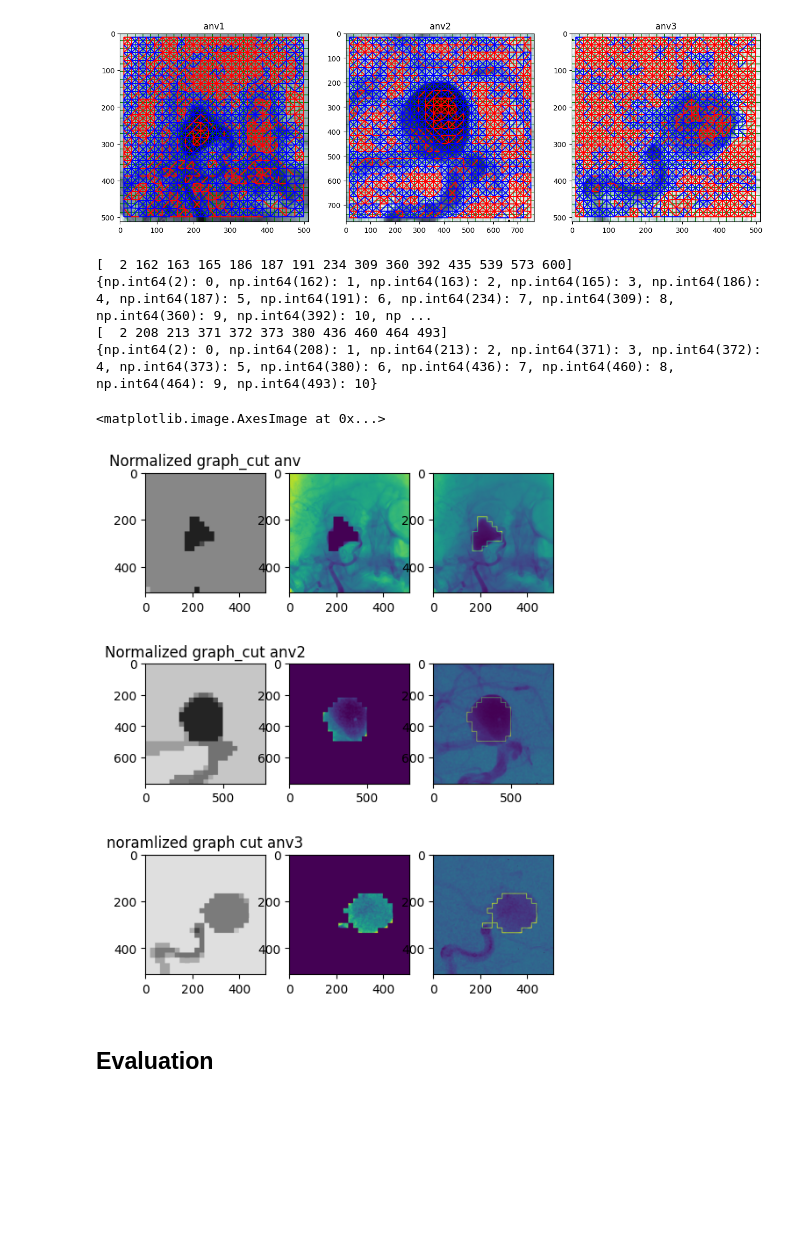
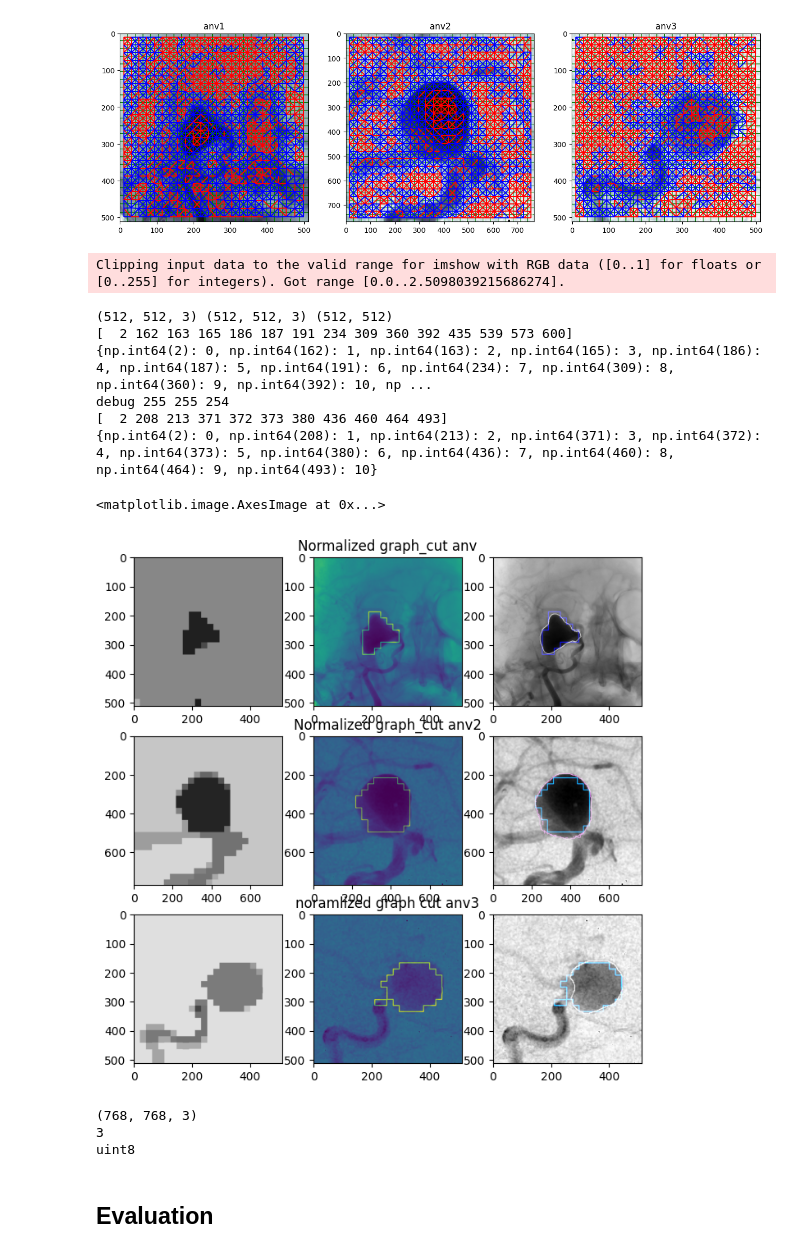
Before and after one commit to ybouilla/computervision, a Jupyter notebook: segmentation_image.ipynb, the cells around one changed output. Drawn from its saved outputs; the diff is of its cells as text; code cells hidden in the pictures; blank space fills up the shorter version.

```diff
--- a/segmentation_image.ipynb
+++ b/segmentation_image.ipynb
@@ -161,6 +162,7 @@ Text(0.5, 1.0, 'anv3')
 # TODO : identify circular shape among the shape found
 # %%
 import cv2
+from skimage.morphology import dilation
 def get_handable_labels(labels):
     unique_labels = np.unique(labels)
     print(unique_labels)
@@ -174,48 +176,92 @@ def get_handable_labels(labels):
 def get_contour(mask):
 
     contours, hierarchy = cv2.findContours(
         mask,
         cv2.RETR_EXTERNAL,
         cv2.CHAIN_APPROX_NONE
     )
     canvas = np.zeros((mask.shape[0], mask.shape[1], 3), dtype=np.uint8)
     return cv2.drawContours(canvas, contours, -1, (0, 0, 255), 2)
 
-fig, ax = plt.subplots(nrows=3, ncols=3,   figsize=(6, 8))
+fig, ax = plt.subplots(nrows=3, ncols=3,   figsize=(8, 8))
 ax[0,0].imshow(color.label2rgb(labels2_a1, anv, kind='avg'))
-ax[0,0].set_title("Normalized graph_cut anv")
+ax[0,1].set_title("Normalized graph_cut anv")
 
-ax[0,1].imshow(anv * (labels2_a1 != 228))
+seg_ref = plt.imread("imgs/patient1_seg.tif")
+seg_ref = (seg_ref[:, :, 0] > 100) & (seg_ref[:, :, 1] > 100) & (seg_ref[:, :, 2] < 100)
 
 mask = ((labels2_a1 == 228)*255).astype(np.uint8)
 cont = get_contour(mask)
-ax[0,2].imshow( color.rgb2gray(cont)*2550 + anv)
+ax[0,1].imshow( color.rgb2gray(cont)*2550 + anv)
 
+print(cont.shape, color.gray2rgb(anv).shape, seg_ref.shape)
+seg_ref = color.gray2rgb(seg_ref.astype(np.uint8) * 255)
+#seg_ref[:,:,0] = seg_ref[:,:,0] * 2550
+ax[0,2].imshow(  seg_ref*255 + cont*255 + color.gray2rgb(anv)/255) # color.gray2rgb(anv)/25
+
+# img 2
+seg_ref = io.imread(os.path.join('imgs', 'patient2.tif'))
+seg_ref = (seg_ref[:,:,2]<140).astype(np.uint8) *(seg_ref == [0,255,0]).astype(np.uint8)[:,:,1]
+seg_ref = color.gray2rgb(seg_ref.astype(np.uint8)*255)
+seg_ref[:,:,1] = 255* seg_ref[:,:,1]
 ax[1,0].imshow(color.label2rgb(labels2_a2, anv2, kind='avg'))
-ax[1,0].set_title("Normalized graph_cut anv2")
+ax[1,1].set_title("Normalized graph_cut anv2")
 
 labels2_a2_h, lk_up_table = get_handable_labels(labels2_a2)
 mask = (labels2_a2_h== lk_up_table[5]).astype(np.uint8)
 cont = get_contour(mask)
-ax[1,1].imshow(color.rgb2gray(anv2)* mask)
+cont[:,:,0] = 255*cont[:,:,0]
 
-ax[1,2].imshow(color.rgb2gray(cont)*25 + color.rgb2gray(anv2))
+ax[1,1].imshow(color.rgb2gray(cont)*25 + color.rgb2gray(anv2))
+print("debug", np.max(seg_ref), np.max(cont), np.max(anv2))
+ax[1,2].imshow( np.clip(
+    dilation(seg_ref.astype(np.int16), ) +
+    dilation(cont.astype(np.int16)) +
+    anv2.astype(np.int16),
+    0,
+    255
+).astype(np.uint8))# +cont*255 + anv2
 
 ax[2,0].imshow(color.label2rgb(labels2_a3, anv3, kind='avg'))
-ax[2,0].set_title("noramlized graph cut anv3")
+ax[2,1].set_title("noramlized graph cut anv3")
 
+seg_ref = io.imread(os.path.join('imgs', 'patient3.tif'))
+
+seg_ref= ((seg_ref[:,:,1] > 250) & (seg_ref[:,:,0] < 10)).astype(np.uint8)
+seg_ref = color.gray2rgb(seg_ref.astype(np.uint8)*255)
 labels2_a3_h, lk_up_table = get_handable_labels(labels2_a3)
 mask = ((labels2_a3_h== lk_up_table[1])*255).astype(np.uint8)
 cont = get_contour(mask)
 ax[2,1].imshow(color.rgb2gray(anv3) * mask)
-ax[2,2].imshow(color.rgb2gray(anv3) + color.rgb2gray(cont)*25)
+ax[2,1].imshow(color.rgb2gray(anv3) + color.rgb2gray(cont)*25)
+
+
+ax[2,2].imshow(np.clip(
+    dilation(seg_ref.astype(np.int16), ) +
+    dilation(cont.astype(np.int16)) +
+    anv3.astype(np.int16),
+    0,
+    255
+).astype(np.uint8))
 # %% [output]
-[  2 162 163 165 186 187 191 234 309 360 392 435 539 573 600]
-{np.int64(2): 0, np.int64(162): 1, np.int64(163): 2, np.int64(165): 3, np.int64(186): 4, np.int64(187): 5, np.int64(191): 6, np.int64(234): 7, np.int64(309): 8, np.int64(360): 9, np.int64(392): 10, np ...
-[  2 208 213 371 372 373 380 436 460 464 493]
-{np.int64(2): 0, np.int64(208): 1, np.int64(213): 2, np.int64(371): 3, np.int64(372): 4, np.int64(373): 5, np.int64(380): 6, np.int64(436): 7, np.int64(460): 8, np.int64(464): 9, np.int64(493): 10}
+Clipping input data to the valid range for imshow with RGB data ([0..1] for floats or [0..255] for integers). Got range [0.0..2.5098039215686274].
-<matplotlib.image.AxesImage at 0x...>
+(512, 512, 3) (512, 512, 3) (512, 512)
+[  2 162 163 165 186 187 191 234 309 360 392 435 539 573 600]
+{np.int64(2): 0, np.int64(162): 1, np.int64(163): 2, np.int64(165): 3, np.int64(186): 4, np.int64(187): 5, np.int64(191): 6, np.int64(234): 7, np.int64(309): 8, np.int64(360): 9, np.int64(392): 10, np ...
+debug 255 255 254
+[  2 208 213 371 372 373 380 436 460 464 493]
+{np.int64(2): 0, np.int64(208): 1, np.int64(213): 2, np.int64(371): 3, np.int64(372): 4, np.int64(373): 5, np.int64(380): 6, np.int64(436): 7, np.int64(460): 8, np.int64(464): 9, np.int64(493): 10}
+<matplotlib.image.AxesImage at 0x...>
-[figure, old version]
+[figure, new version]
+# %%
+
+print(seg_ref.shape)
+print(seg_ref.ndim)
+print(seg_ref.dtype)
+# %% [output]
+(768, 768, 3)
+3
+uint8
 # %% [markdown]
 ## Evaluation
 # %%
```
Also changed, not shown: parts of 11 cells of this notebook, 6 other files.
